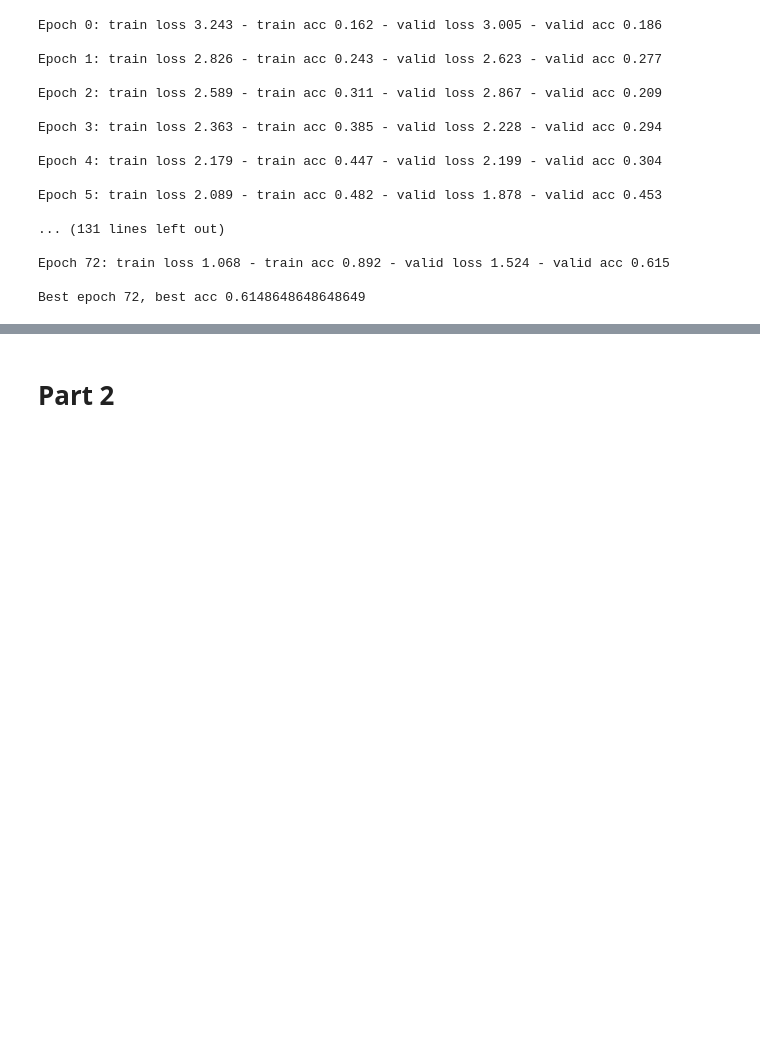
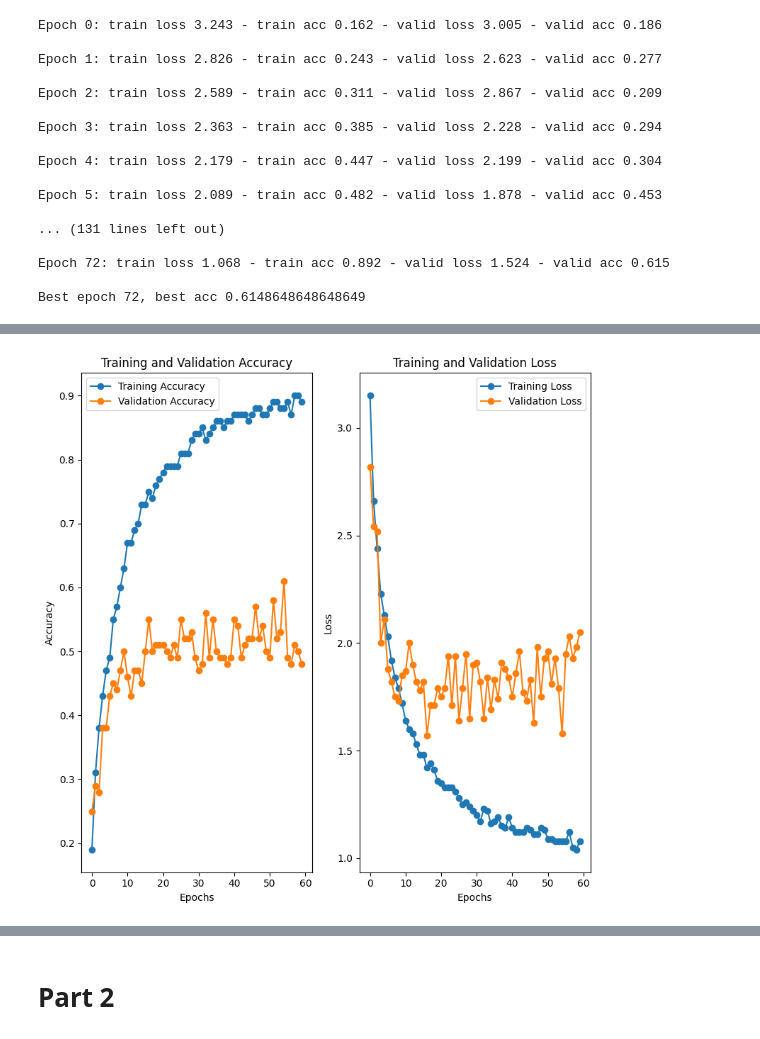
Before and after one commit to Kagannn3/IPCVAssignment1, a Jupyter notebook: IPCV_assignment2v2.ipynb, the cells around one changed output, grey strips where cells are left out. Cells and saved outputs as stored; diff of their text form; code cells hidden in the pictures; blank space fills up the shorter version.

```diff
--- a/IPCV_assignment2v2.ipynb
+++ b/IPCV_assignment2v2.ipynb
@@ -432,0 +488,18 @@ Best epoch 72, best acc 0.6148648648648649
+# %%
+hyperparameters = {
+    "batch_size": 8,
+    "num_epochs": 60,
+
+    "lr": 0.001,
+    "optimizer":'Adam',
+    "wd": 0,
+    "label_smoothing": 0.1
+}
+# %%
+my_model = ExtendedCNN(
+    num_classes = num_classes,
+)
+my_model.to(device)
+
+test_plot(my_model,hyperparameters)
+# %% [output]
@@ -432,0 +507 @@ Best epoch 72, best acc 0.6148648648648649
+[figure, added]
```
Also changed, not shown: parts of 23 cells of this notebook.
